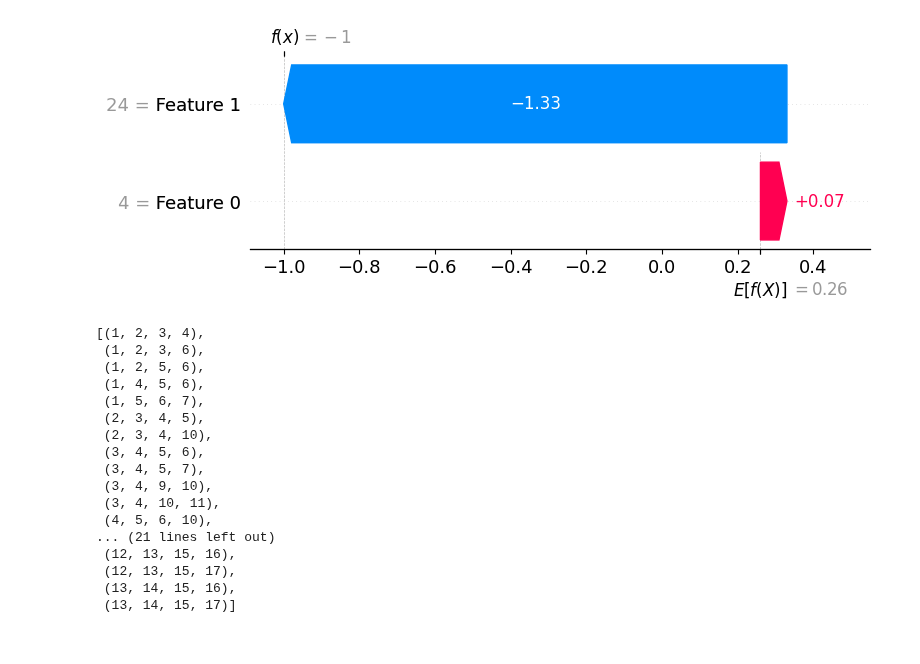
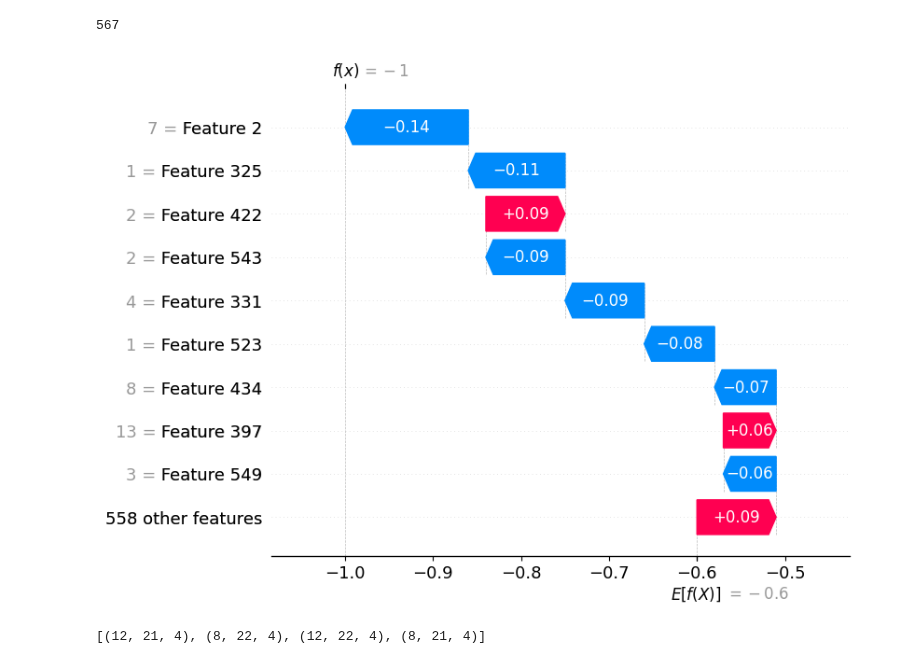
Before and after one commit to congrendai/MSc_Individual_Project, a Jupyter notebook: model.ipynb, the cells around one changed output. Saved outputs shown, nothing was run; the diff lists cells and outputs as text; code cells hidden in the pictures.

```diff
--- a/model.ipynb
+++ b/model.ipynb
@@ -7,25 +5,18 @@ model = Model(kernel, "SVM", "MUTAG")
+# %%
+seed = 42
+kernel = ShortestPath()
+# %%
+adaboost = Model(kernel, "AdaBoost", "COX2", seed=seed)
+# %%
+len(adaboost.kernel.attributes)
+# %% [output]
+567
 # %%
-model.waterfall_plot(0)
+adaboost.waterfall_plot(0)
 # %% [output]
-[figure, old version]
+[figure, new version]
 # %%
-model.find_features(0, 1)
+adaboost.find_features(0, 2)
 # %% [output]
-[(1, 2, 3, 4),
- (1, 2, 3, 6),
- (1, 2, 5, 6),
- (1, 4, 5, 6),
- (1, 5, 6, 7),
- (2, 3, 4, 5),
- (2, 3, 4, 10),
- (3, 4, 5, 6),
- (3, 4, 5, 7),
- (3, 4, 9, 10),
- (3, 4, 10, 11),
- (4, 5, 6, 10),
-... (21 lines left out)
- (12, 13, 15, 16),
- (12, 13, 15, 17),
- (13, 14, 15, 16),
- (13, 14, 15, 17)]
+[(12, 21, 4), (8, 22, 4), (12, 22, 4), (8, 21, 4)]
 # %%
```
Also changed, not shown: parts of 7 cells of this notebook, 1 other file.
